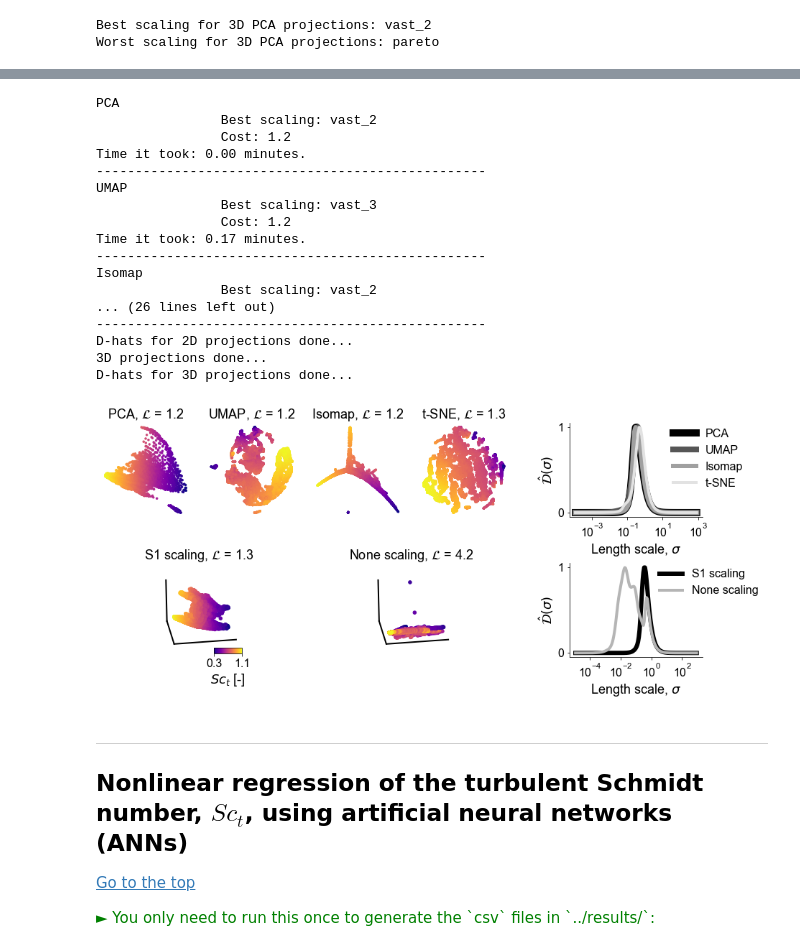
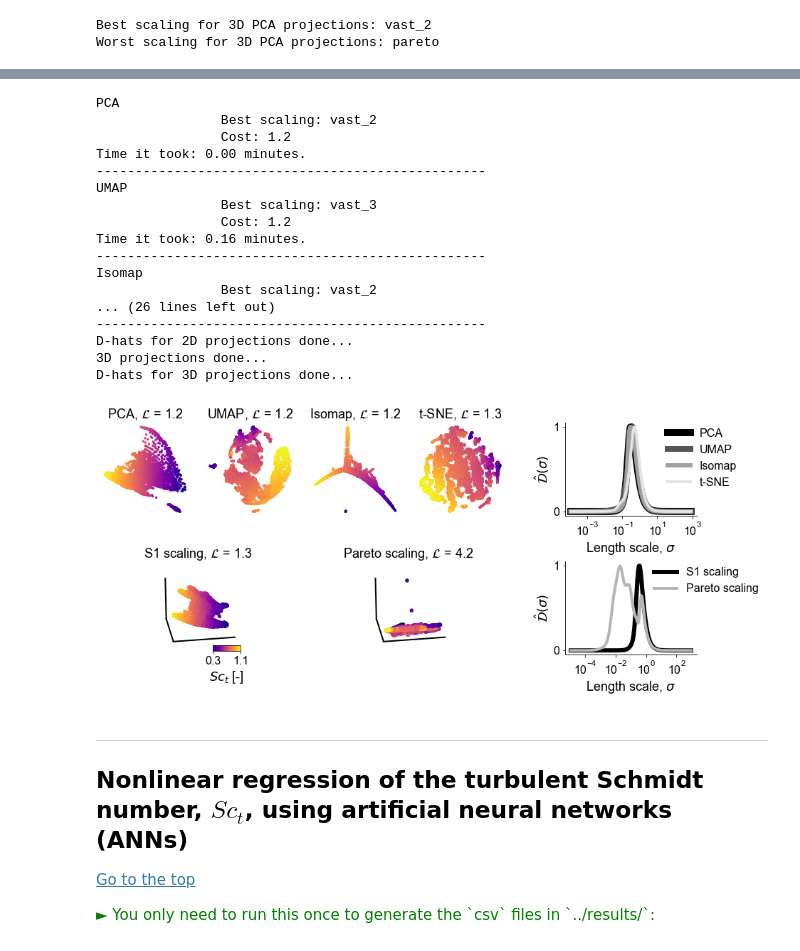
Before and after one commit to kamilazdybal/cost-function-manifold-assessment, a Jupyter notebook: code/paper-Figure-6-atmospheric-physics.ipynb, the cells around one changed output, grey strips where cells are left out. Drawn from its saved outputs; the diff is of its cells as text; code cells hidden in the pictures.

```diff
--- a/code/paper-Figure-6-atmospheric-physics.ipynb
+++ b/code/paper-Figure-6-atmospheric-physics.ipynb
@@ -369,7 +369,7 @@ ax.xaxis.pane.set_edgecolor('w')
 ax.yaxis.pane.set_edgecolor('w')
 ax.zaxis.pane.set_edgecolor('w')
 ax.view_init(elev=20, azim=-100)
-plt.title("None scaling, $\mathcal{L}$ = " + str(round(worst_cost,1)), fontsize=18)
+plt.title("Pareto scaling, $\mathcal{L}$ = " + str(round(worst_cost,1)), fontsize=18)
 
 print('3D projections done...')
 
@@ -380,38 +380,38 @@ color_map_colors = cm.get_cmap('Greys')
 colors = np.flipud(color_map_colors(np.linspace(0.4, 1, 2)))
 
 plt.semilogx(sigma_PCA_3D_LDM_best_scaling[40::], derivative_PCA_3D_LDM_best_scaling['Sct'][40::], '-', color=colors[0], lw=6, label='S1 scaling')
-plt.semilogx(sigma_3D_LDM_worst_scaling[40::], derivative_3D_LDM_worst_scaling['Sct'][40::], '-', color=colors[1], lw=4, label='None scaling')
+plt.semilogx(sigma_3D_LDM_worst_scaling[40::], derivative_3D_LDM_worst_scaling['Sct'][40::], '-', color=colors[1], lw=4, label='Pareto scaling')
 plt.xlabel('Length scale, $\sigma$', fontsize=18)
 plt.ylabel('$\hat{\mathcal{D}}(\sigma)$', fontsize=18)
 plt.gca().spines["top"].set_visible(False)
 plt.gca().spines["right"].set_visible(False)
 plt.xticks(fontsize=16)
 plt.yticks([0,1], fontsize=16)
 plt.minorticks_off()
 plt.legend(ncol=1, fontsize=16, frameon=False, bbox_to_anchor=(0.6,1.05))
 
 print('D-hats for 3D projections done...')
 
 if save_figures: plt.savefig('../figures/Figure-6-projections.png', dpi=200, bbox_inches='tight')
 # %% [output]
 PCA
                 Best scaling: vast_2
                 Cost: 1.2
 Time it took: 0.00 minutes.
 --------------------------------------------------
 UMAP
                 Best scaling: vast_3
                 Cost: 1.2
-Time it took: 0.17 minutes.
+Time it took: 0.16 minutes.
 --------------------------------------------------
 Isomap
                 Best scaling: vast_2
 ... (26 lines left out)
 --------------------------------------------------
 D-hats for 2D projections done...
 3D projections done...
 D-hats for 3D projections done...
-[figure, old version]
+[figure, new version]
 # %% [markdown]
 <a id=regression></a>
 ***
```
Also changed, not shown: parts of 4 cells of this notebook, 1 other file.
